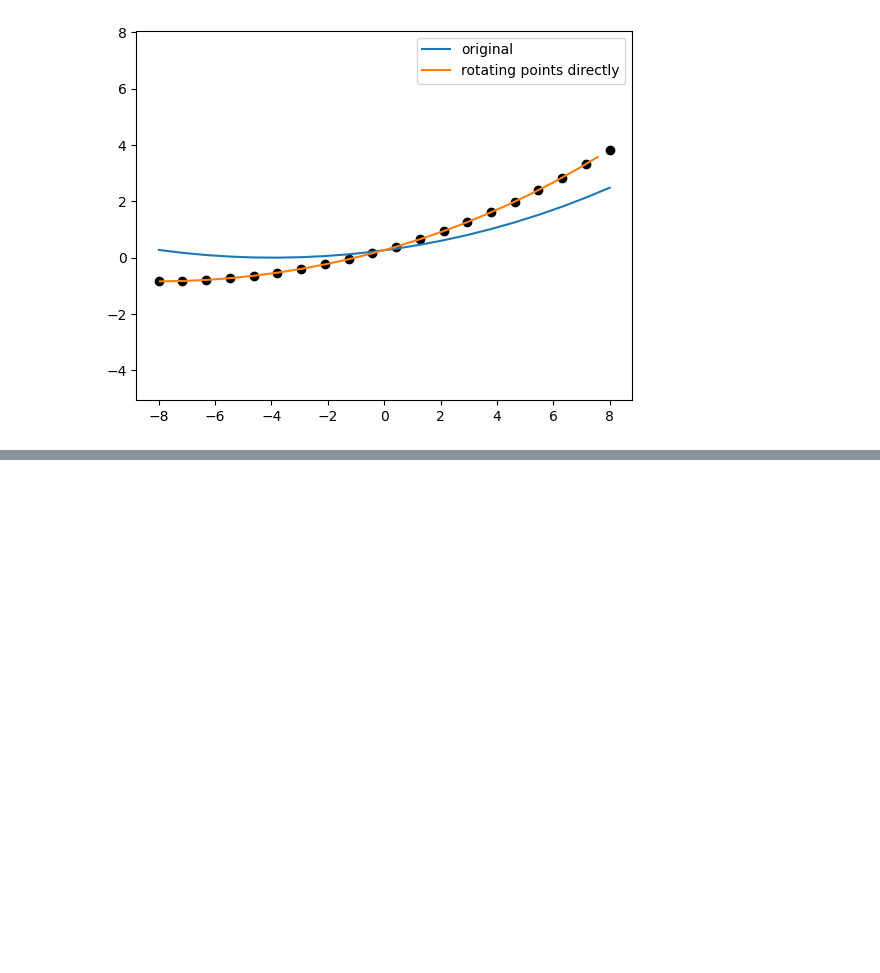
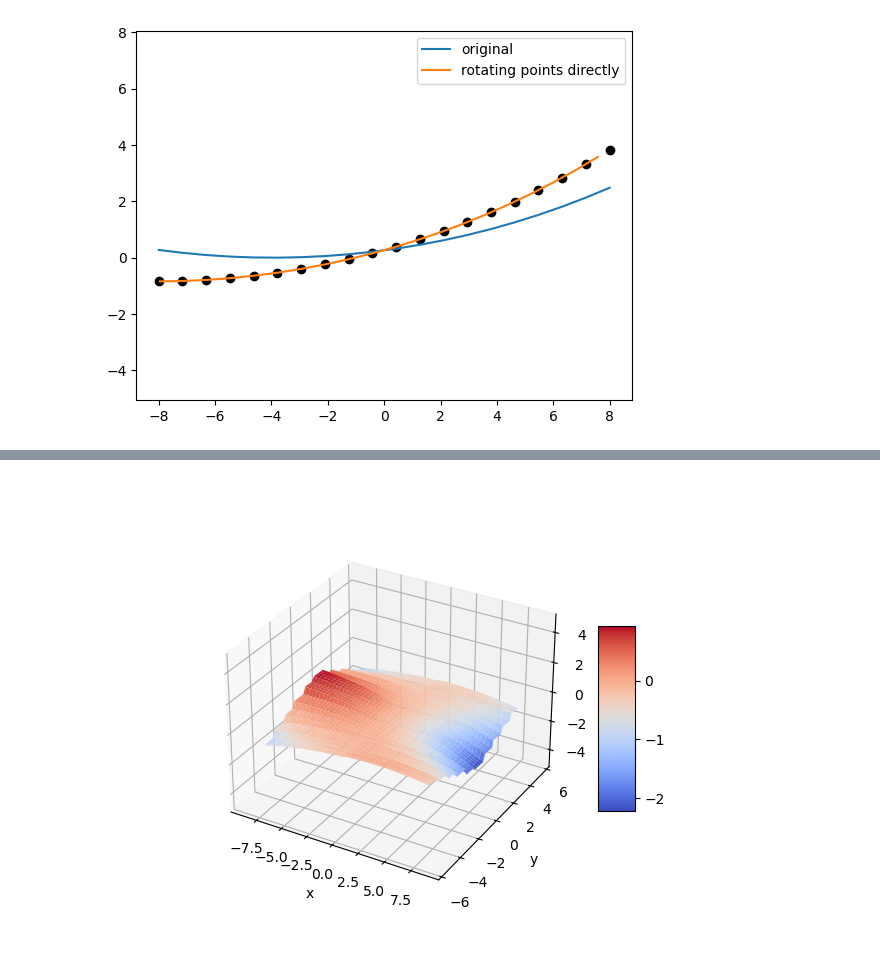
Before and after one commit to ellenle3/ifugen, a Jupyter notebook: python/surface_generator.ipynb, the cells around one changed output, grey strips where cells are left out. Cells and saved outputs as stored; diff of their text form; code cells hidden in the pictures; blank space fills up the shorter version.

Commit message:
custom slice params from txt file works in python. need to implement in C

```diff
--- a/python/surface_generator.ipynb
+++ b/python/surface_generator.ipynb
@@ -424,0 +454,42 @@ plt.show()
+# %%
+custom_slice_params = load_slice_params_file(0)
+p = make_image_slicer_params_from_custom(custom_slice_params)
+# %%
+sag_func = conic_2d_sag
+critical_xy_func = conic_2d_critical_xy
+
+xsize, ysize = get_slicer_size(p)
+
+N = 100
+
+#Nx = n_cols * 8
+#Ny = n_rows * n_each * 8
+x = np.linspace(-1.1*xsize/2,1.1*xsize/2,N)
+y = np.linspace(-1.1*ysize/2,1.1*ysize/2,N)
+
+Z = np.zeros((N,N))
+for i,x1 in enumerate(x):
+    for j,y1 in enumerate(y):
+        Z[j,i]=make_image_slicer(x1, y1, p, custom_slice_params, sag_func)
+        #Z[i,j]=make_image_slicer2(x1, y1, n_each, dalpha, dbeta, alpha_cen, beta_cen, dx, dy, rx, ry, kx, ky)
+
+
+X, Y = np.meshgrid(x, y)
+#Z2 = make_slice(X, Y, rx, ry, kx, ky, 0, 0)
+
+#zmin, zmax = find_global_extrema_slicer(p, sag_func, critical_xy_func)
+
+fig, ax = plt.subplots(subplot_kw={"projection": "3d"})
+surf = ax.plot_surface(X, Y, Z, cmap=cm.coolwarm)
+#ax.plot_surface(X,Y,np.ones((N,N))*zmin, alpha=0.3)
+#ax.plot_surface(X,Y,np.ones((N,N))*zmax, alpha=0.3)
+#surf = ax.plot_surface(X, Y, Z2, cmap=cm.viridis)
+#ax.zaxis.set_major_formatter('{x:.02f}')
+#ax.view_init(azim=90, elev=0)
+ax.set_xlabel("x")
+ax.set_ylabel("y")
+ax.set_zlim(-5, 5)
+fig.colorbar(surf, shrink=0.5, aspect=5)
+plt.show()
+# %% [output]
+[figure, added]
```
Also changed, not shown: parts of 5 cells of this notebook, 16 other files.
